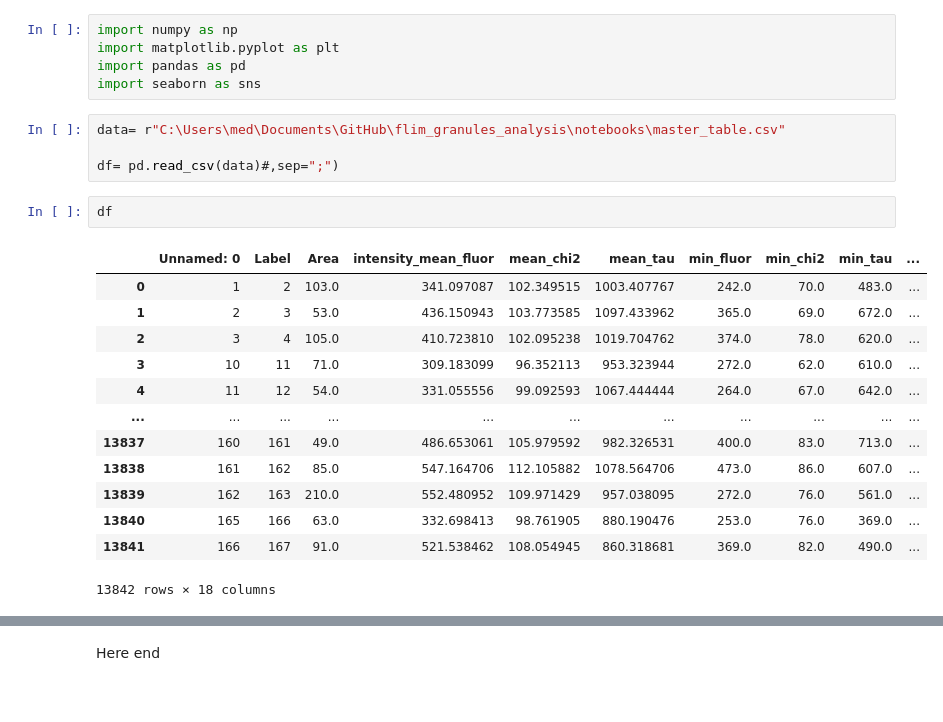
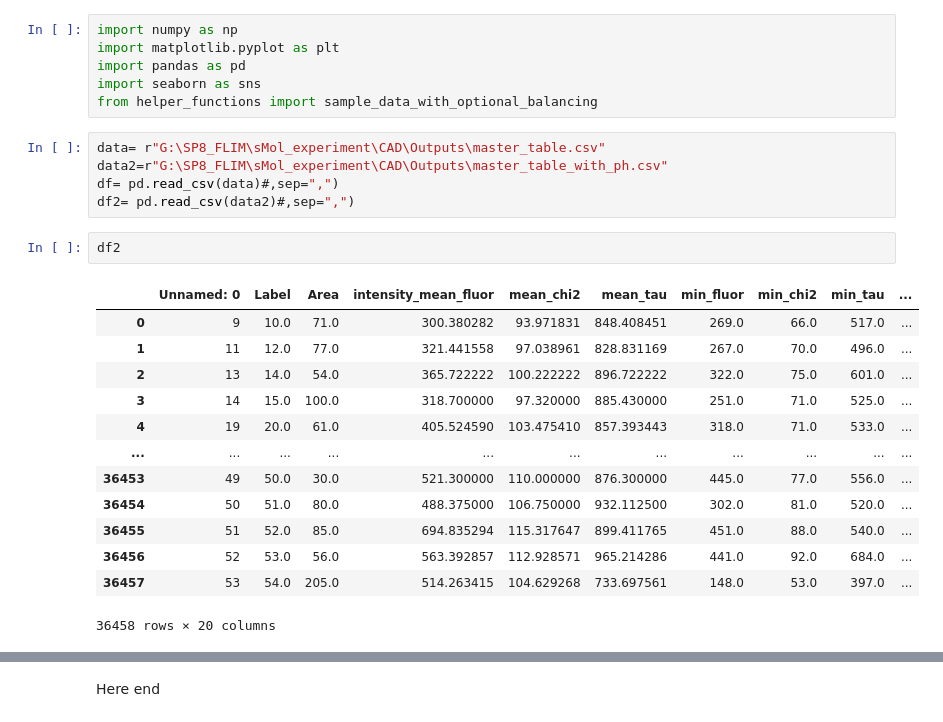
Before and after one commit to OleksTop/flim_granules_analysis, a Jupyter notebook: notebooks/Plotting.ipynb, the cells around one changed output, grey strips where cells are left out. Cells and saved outputs as stored; diff of their text form.

```diff
--- a/notebooks/Plotting.ipynb
+++ b/notebooks/Plotting.ipynb
@@ -3,23 +3,25 @@ import numpy as np
 import matplotlib.pyplot as plt
 import pandas as pd
 import seaborn as sns
+from helper_functions import sample_data_with_optional_balancing
 # %%
-data= r"C:\Users\med\Documents\GitHub\flim_granules_analysis\notebooks\master_table.csv"
-
-df= pd.read_csv(data)#,sep=";")
+data= r"G:\SP8_FLIM\sMol_experiment\CAD\Outputs\master_table.csv"
+data2=r"G:\SP8_FLIM\sMol_experiment\CAD\Outputs\master_table_with_ph.csv"
+df= pd.read_csv(data)#,sep=",")
+df2= pd.read_csv(data2)#,sep=",")
 # %%
-df
+df2
 # %% [output]
 |  | Unnamed: 0 | Label | Area | intensity_mean_fluor | mean_chi2 | mean_tau | min_fluor | min_chi2 | min_tau | ... |
-| 0 | 1 | 2 | 103.0 | 341.097087 | 102.349515 | 1003.407767 | 242.0 | 70.0 | 483.0 | ... |
-| 1 | 2 | 3 | 53.0 | 436.150943 | 103.773585 | 1097.433962 | 365.0 | 69.0 | 672.0 | ... |
-| 2 | 3 | 4 | 105.0 | 410.723810 | 102.095238 | 1019.704762 | 374.0 | 78.0 | 620.0 | ... |
-| 3 | 10 | 11 | 71.0 | 309.183099 | 96.352113 | 953.323944 | 272.0 | 62.0 | 610.0 | ... |
-| 4 | 11 | 12 | 54.0 | 331.055556 | 99.092593 | 1067.444444 | 264.0 | 67.0 | 642.0 | ... |
+| 0 | 9 | 10.0 | 71.0 | 300.380282 | 93.971831 | 848.408451 | 269.0 | 66.0 | 517.0 | ... |
+| 1 | 11 | 12.0 | 77.0 | 321.441558 | 97.038961 | 828.831169 | 267.0 | 70.0 | 496.0 | ... |
+| 2 | 13 | 14.0 | 54.0 | 365.722222 | 100.222222 | 896.722222 | 322.0 | 75.0 | 601.0 | ... |
+| 3 | 14 | 15.0 | 100.0 | 318.700000 | 97.320000 | 885.430000 | 251.0 | 71.0 | 525.0 | ... |
+| 4 | 19 | 20.0 | 61.0 | 405.524590 | 103.475410 | 857.393443 | 318.0 | 71.0 | 533.0 | ... |
 | ... | ... | ... | ... | ... | ... | ... | ... | ... | ... | ... |
-| 13837 | 160 | 161 | 49.0 | 486.653061 | 105.979592 | 982.326531 | 400.0 | 83.0 | 713.0 | ... |
-| 13838 | 161 | 162 | 85.0 | 547.164706 | 112.105882 | 1078.564706 | 473.0 | 86.0 | 607.0 | ... |
-| 13839 | 162 | 163 | 210.0 | 552.480952 | 109.971429 | 957.038095 | 272.0 | 76.0 | 561.0 | ... |
-| 13840 | 165 | 166 | 63.0 | 332.698413 | 98.761905 | 880.190476 | 253.0 | 76.0 | 369.0 | ... |
-| 13841 | 166 | 167 | 91.0 | 521.538462 | 108.054945 | 860.318681 | 369.0 | 82.0 | 490.0 | ... |
+| 36453 | 49 | 50.0 | 30.0 | 521.300000 | 110.000000 | 876.300000 | 445.0 | 77.0 | 556.0 | ... |
+| 36454 | 50 | 51.0 | 80.0 | 488.375000 | 106.750000 | 932.112500 | 302.0 | 81.0 | 520.0 | ... |
+| 36455 | 51 | 52.0 | 85.0 | 694.835294 | 115.317647 | 899.411765 | 451.0 | 88.0 | 540.0 | ... |
+| 36456 | 52 | 53.0 | 56.0 | 563.392857 | 112.928571 | 965.214286 | 441.0 | 92.0 | 684.0 | ... |
+| 36457 | 53 | 54.0 | 205.0 | 514.263415 | 104.629268 | 733.697561 | 148.0 | 53.0 | 397.0 | ... |
-13842 rows × 18 columns
+36458 rows × 20 columns
```
Also changed, not shown: parts of 11 cells of this notebook.
